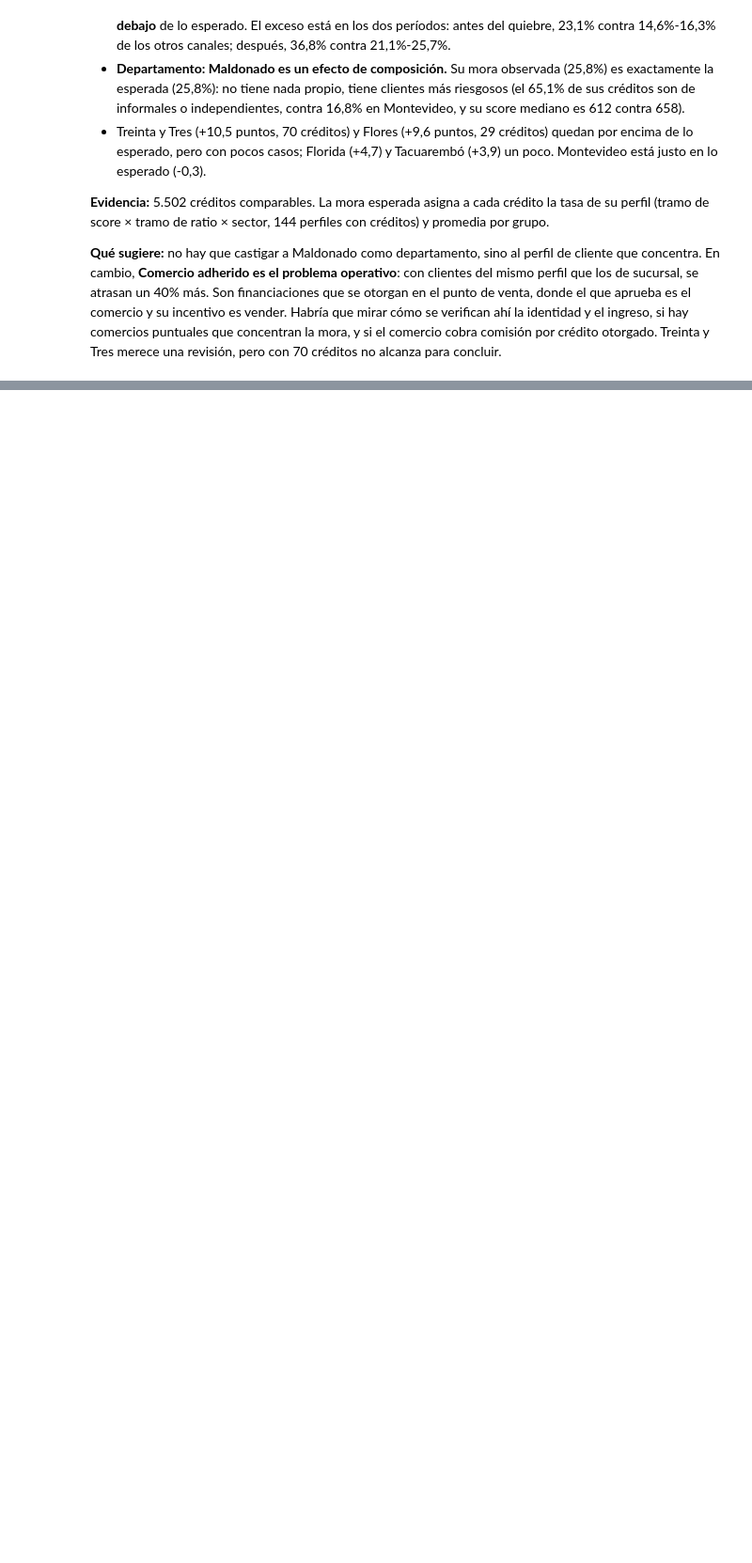
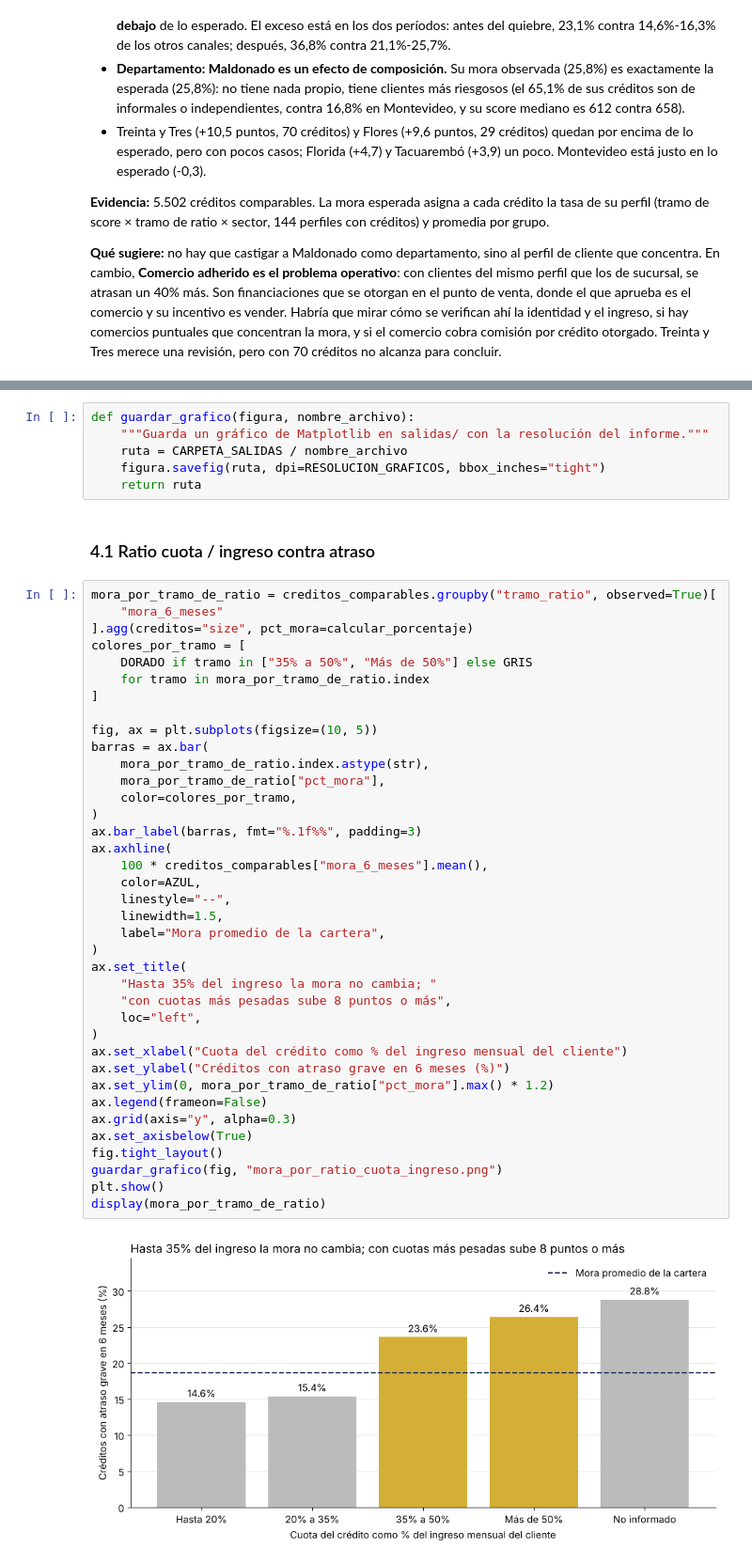
Before and after one commit to ncho06-a11y/proyecto-final-merli, a Jupyter notebook: notebooks/analisis_riesgo_credito.ipynb, the cells around one changed output, grey strips where cells are left out. Shown at 94% size. Saved outputs shown, nothing was run; the diff lists cells and outputs as text; blank space fills up the shorter version.

```diff
--- a/notebooks/analisis_riesgo_credito.ipynb
+++ b/notebooks/analisis_riesgo_credito.ipynb
@@ -2264,0 +2327,48 @@ display(
+# %%
+def guardar_grafico(figura, nombre_archivo):
+    """Guarda un gráfico de Matplotlib en salidas/ con la resolución del informe."""
+    ruta = CARPETA_SALIDAS / nombre_archivo
+    figura.savefig(ruta, dpi=RESOLUCION_GRAFICOS, bbox_inches="tight")
+    return ruta
+# %% [markdown]
+### 4.1 Ratio cuota / ingreso contra atraso
+# %%
+mora_por_tramo_de_ratio = creditos_comparables.groupby("tramo_ratio", observed=True)[
+    "mora_6_meses"
+].agg(creditos="size", pct_mora=calcular_porcentaje)
+colores_por_tramo = [
+    DORADO if tramo in ["35% a 50%", "Más de 50%"] else GRIS
+    for tramo in mora_por_tramo_de_ratio.index
+]
+
+fig, ax = plt.subplots(figsize=(10, 5))
+barras = ax.bar(
+    mora_por_tramo_de_ratio.index.astype(str),
+    mora_por_tramo_de_ratio["pct_mora"],
+    color=colores_por_tramo,
+)
+ax.bar_label(barras, fmt="%.1f%%", padding=3)
+ax.axhline(
+    100 * creditos_comparables["mora_6_meses"].mean(),
+    color=AZUL,
+    linestyle="--",
+    linewidth=1.5,
+    label="Mora promedio de la cartera",
+)
+ax.set_title(
+    "Hasta 35% del ingreso la mora no cambia; "
+    "con cuotas más pesadas sube 8 puntos o más",
+    loc="left",
+)
+ax.set_xlabel("Cuota del crédito como % del ingreso mensual del cliente")
+ax.set_ylabel("Créditos con atraso grave en 6 meses (%)")
+ax.set_ylim(0, mora_por_tramo_de_ratio["pct_mora"].max() * 1.2)
+ax.legend(frameon=False)
+ax.grid(axis="y", alpha=0.3)
+ax.set_axisbelow(True)
+fig.tight_layout()
+guardar_grafico(fig, "mora_por_ratio_cuota_ingreso.png")
+plt.show()
+display(mora_por_tramo_de_ratio)
+# %% [output]
+[figure, added]
```
Also changed, not shown: parts of 34 cells of this notebook, 7 other files.
